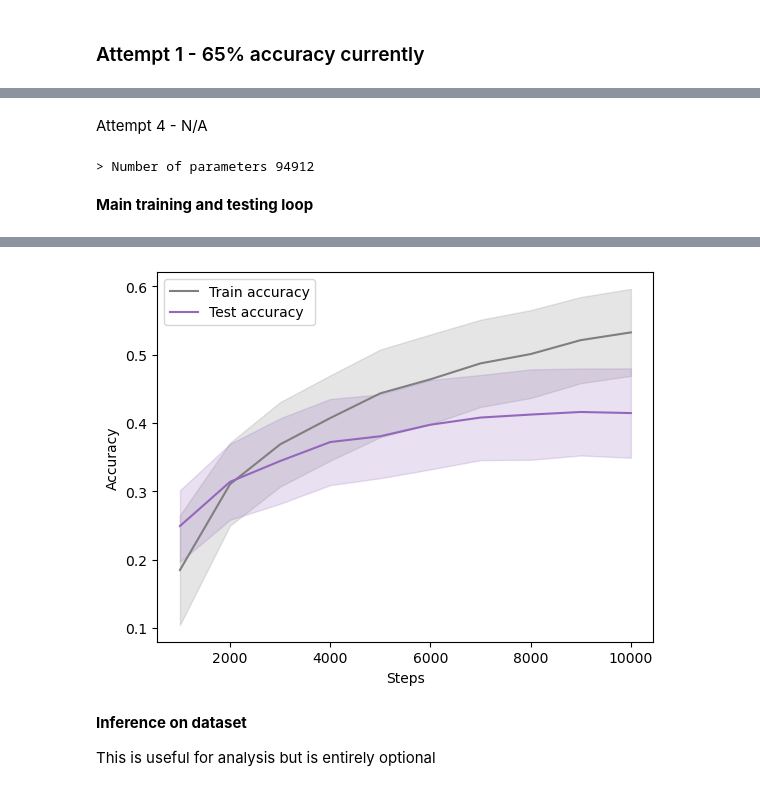
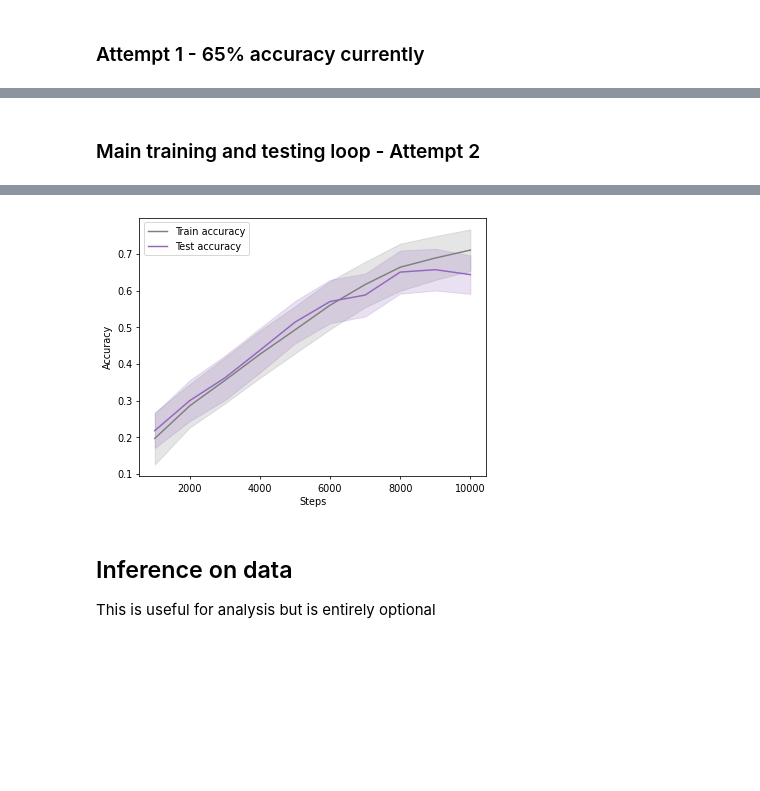
Before and after one commit to billy1479/DeepLearningCoursework, a Jupyter notebook: discriminativemodel.ipynb, the cells around one changed output, grey strips where cells are left out. Saved outputs shown, nothing was run; the diff lists cells and outputs as text; code cells hidden in the pictures; blank space fills up the shorter version.

```diff
--- a/discriminativemodel.ipynb
+++ b/discriminativemodel.ipynb
@@ -393,61 +340,5 @@ steps = 0
-# %% [markdown]
-Attempt 4 - N/A
-# %%
-# https://github.com/DhruvaRajwade/ILD-Segmentation-And-Classification-DL/blob/main/Lung_Classification/models.py
-class EnhancedCNN2(nn.Module):
-    def __init__(self):
-        super(EnhancedCNN2, self).__init__()
-
-        # Block 1
-        self.conv1 = nn.Conv2d(3, 8, kernel_size=3, padding=1)
-        # self.bn1 = nn.BatchNorm2d(8)
-        self.relu1 = nn.ReLU(inplace=True)
-        self.pool1 = nn.MaxPool2d(2, 2)
-
-        # Second convolutional block
-        self.conv2 = nn.Conv2d(8, 64, kernel_size=3, padding=1)
-        # self.bn2 = nn.BatchNorm2d(32)
-        self.relu2 = nn.ReLU(inplace=True)
-        self.pool2 = nn.MaxPool2d(2, 2)
-
-        # Fully connected layers
-        self.fc1 = nn.Linear(64 * 1 * 1, 128)
-        self.relu4 = nn.ReLU(inplace=True)
-        # self.dropout1 = nn.Dropout(0.5)
-        self.fc2 = nn.Linear(128, 64)
-        self.relu5 = nn.ReLU(inplace=True)
-        # self.dropout2 = nn.Dropout(0.5)
-        self.fc3 = nn.Linear(32, 20)
-
-    def forward(self, x):
-        x = self.pool1(self.relu1(self.bn1(self.conv1(x))))
-        x = self.pool2(self.relu2(self.bn2(self.conv2(x))))
-
-        # x = x.view(-1, 128 * 4 * 4)
-        x = self.dropout1(self.relu4(self.fc1(x)))
-        x = self.dropout2(self.relu5(self.fc2(x)))
-        x = self.fc3(x)
-        return x
-
-
-N = EnhancedCNN().to(device)
-
-print(f'> Number of parameters {len(torch.nn.utils.parameters_to_vector(N.parameters()))}')
-
-criterion = nn.CrossEntropyLoss()
-
-# Changed this
-optimiser = torch.optim.Adam(N.parameters(), lr=0.001)
-
-# scheduler = optim.lr_scheduler.StepLR(optimiser, step_size=7, gamma=0.1)
-scheduler = optim.lr_scheduler.StepLR(optimiser, step_size=7, gamma=0.1)
-
-plot_data = []
-steps = 0
-# %% [output]
-> Number of parameters 94912
 # %% [markdown]
-**Main training and testing loop**
+### Main training and testing loop - Attempt 2
 # %%
 # keep within our optimisation step budget
 while (steps < 10000):
@@ -462,21 +353,16 @@ while (steps < 10000):
         x,t = next(train_iterator)
         x,t = x.to(device), t.to(device)
 
-        # print("Shape: " + str(x.shape))
-
         optimiser.zero_grad()
         p = N(x)
         pred = p.argmax(dim=1, keepdim=True)
-        # loss = torch.nn.functional.cross_entropy(p, t)
-        loss = criterion(p, t)
+        loss = torch.nn.functional.cross_entropy(p, t)
         loss.backward()
         optimiser.step()
         steps += 1
 
         train_loss_arr = numpy.append(train_loss_arr, loss.cpu().data)
         train_acc_arr = numpy.append(train_acc_arr, pred.data.eq(t.view_as(pred)).float().mean().item())
-
-    scheduler.step(loss) # added as part of ATTEMPT 2 !!!!!!!!!!!!!!!!1
 
     # iterate over the entire test dataset
     for x,t in test_loader:
@@ -508,6 +394,6 @@ steps: 10000.00, train loss: 1.393, train acc: 0.533±0.064, test acc: 0.415±0.
-[figure, old version]
+[figure, new version]
 # %% [markdown]
-**Inference on dataset**
+## Inference on data
 
 This is useful for analysis but is entirely optional
 # %%
```
Also changed, not shown: parts of 12 cells of this notebook, 1 other file.
